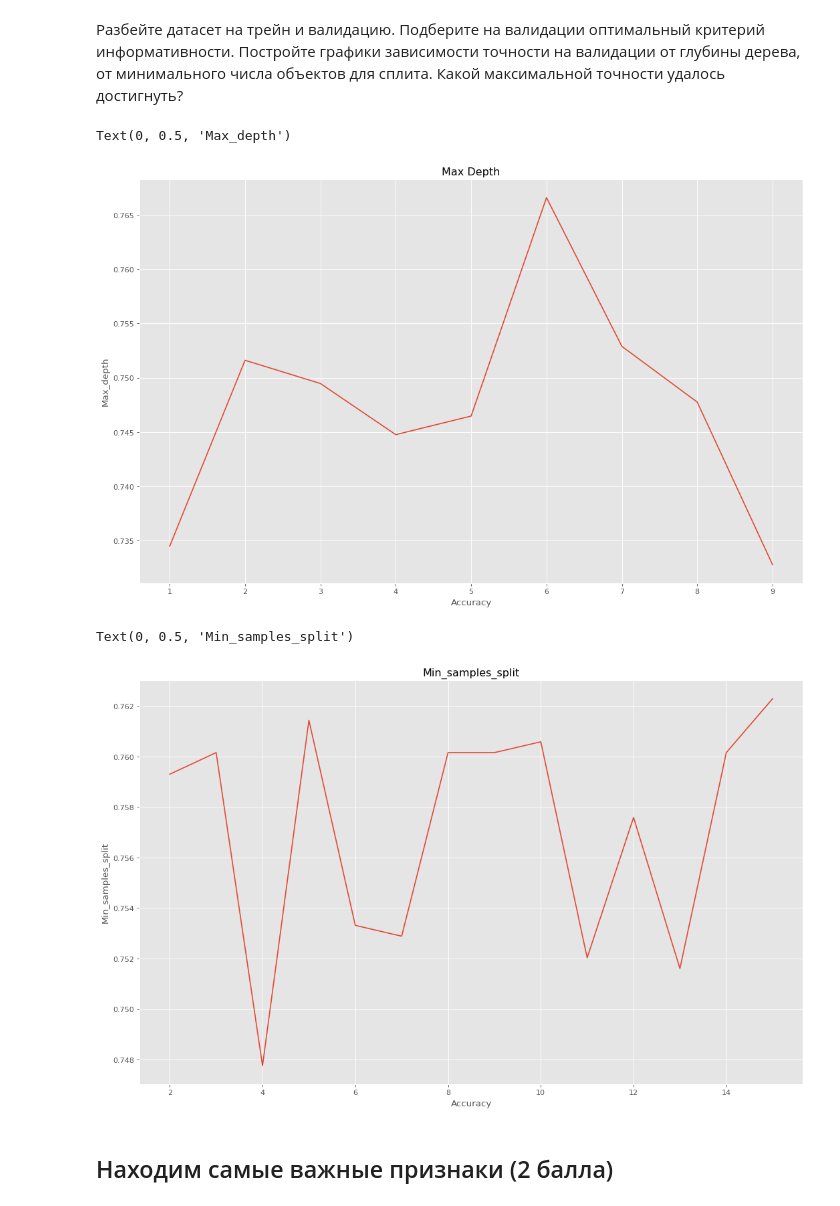
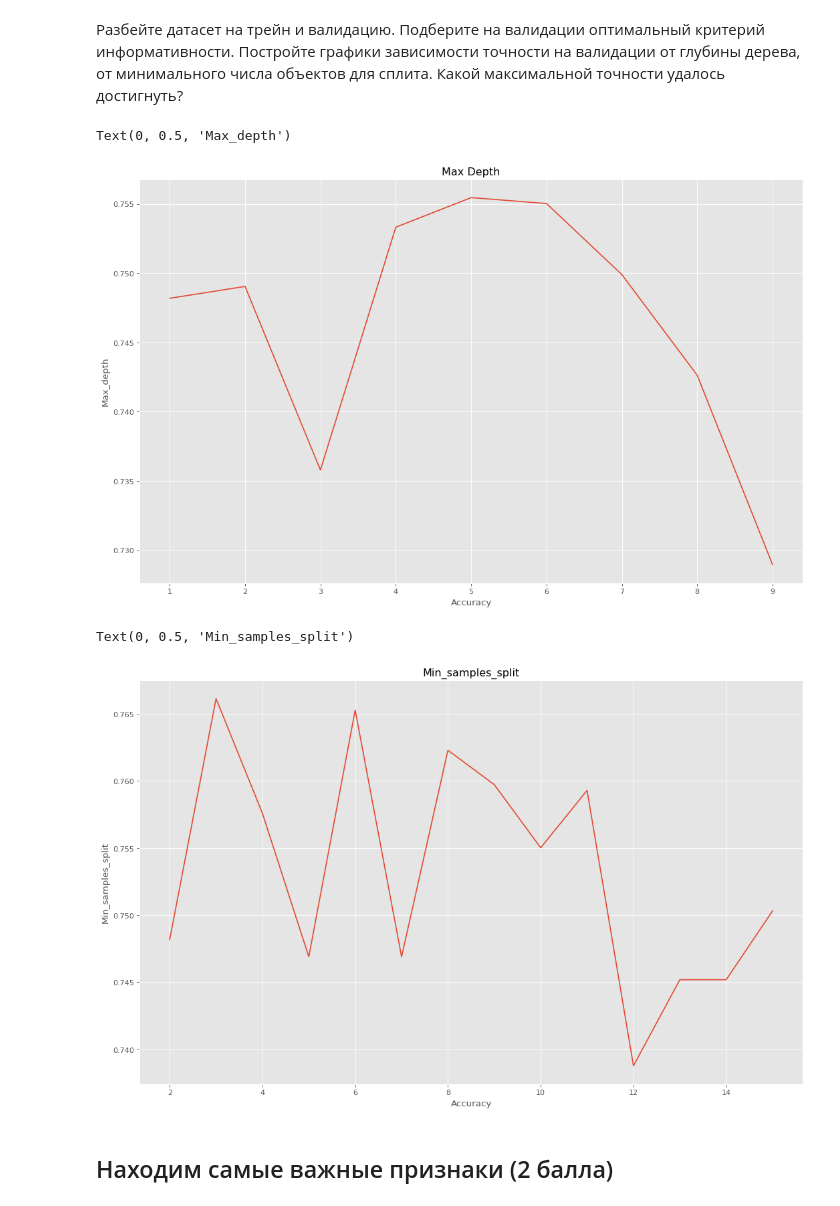
Before and after one commit to 6hemp/msu_ml_spring_2022, a Jupyter notebook: 03/konoplyanikov_hw3.ipynb, the cells around one changed output. Drawn from its saved outputs; the diff is of its cells as text; code cells hidden in the pictures.

```diff
--- a/03/konoplyanikov_hw3.ipynb
+++ b/03/konoplyanikov_hw3.ipynb
@@ -128,6 +128,10 @@ class MyDecisionTreeClassifier:
         ans = cpy[ans_i][ans_j]
         opt_t = x_sorted[ans_i][ans_j]
         feature_id = ans_j
+        if feature_id in self.feature_importances_:
+            self.feature_importances_[feature_id] += np.max(cpy)
+        else:
+            self.feature_importances_[feature_id] = np.max(cpy)
         return feature_id, opt_t
 
     def __fit_node(self, x, y, node_id, depth):
@@ -233,5 +237,5 @@ import xlrd
 # %%
-df = pd.read_csv('./data/speed-dating-experiment/Speed Dating Data.csv', encoding='latin1')
+df = pd.read_csv('./Speed Dating Data.csv', encoding='latin1')
 # %%
 df.describe()
 # %% [output]
@@ -295,7 +301,7 @@ plt.figure(num=None, figsize=(16, 10), dpi=80, facecolor='w', edgecolor='k')
 ax = plt.axes()
 acc = []
 for i in range(1, 10):
-    my_clf = DecisionTreeClassifier(max_depth=i, min_samples_split=10, criterion='gini')
+    my_clf = MyDecisionTreeClassifier(max_depth=i, min_samples_split=10, criterion='gini')
     acc.append(train_and_predict(my_clf, features, target))
 
 ax.set_title('Max Depth')
@@ -306,26 +312,26 @@ ax.set_xlabel('Accuracy')
 ax.set_ylabel('Max_depth')
 # %% [output]
 Text(0, 0.5, 'Max_depth')
-[figure, old version]
+[figure, new version]
 # %%
 colors = ['r', 'g', 'b']
 plt.figure(num=None, figsize=(16, 10), dpi=80, facecolor='w',
            edgecolor='k')
 ax = plt.axes()
 acc = []
 for i in range(2, 16):
-    my_clf = DecisionTreeClassifier(max_depth=4, min_samples_split=i, criterion='gini')
+    my_clf = MyDecisionTreeClassifier(max_depth=4, min_samples_split=i, criterion='gini')
     acc.append(train_and_predict(my_clf, features, target))
 
 ax.set_title('Min_samples_split')
 
 ax.plot(np.linspace(2, 15, 14), acc)
 
 ax.set_xlabel('Accuracy')
 ax.set_ylabel('Min_samples_split')
 # %% [output]
 Text(0, 0.5, 'Min_samples_split')
-[figure, old version]
+[figure, new version]
 # %% [markdown]
 ## Находим самые важные признаки (2 балла)
 # %% [markdown]
```
Also changed, not shown: parts of 8 cells of this notebook.
